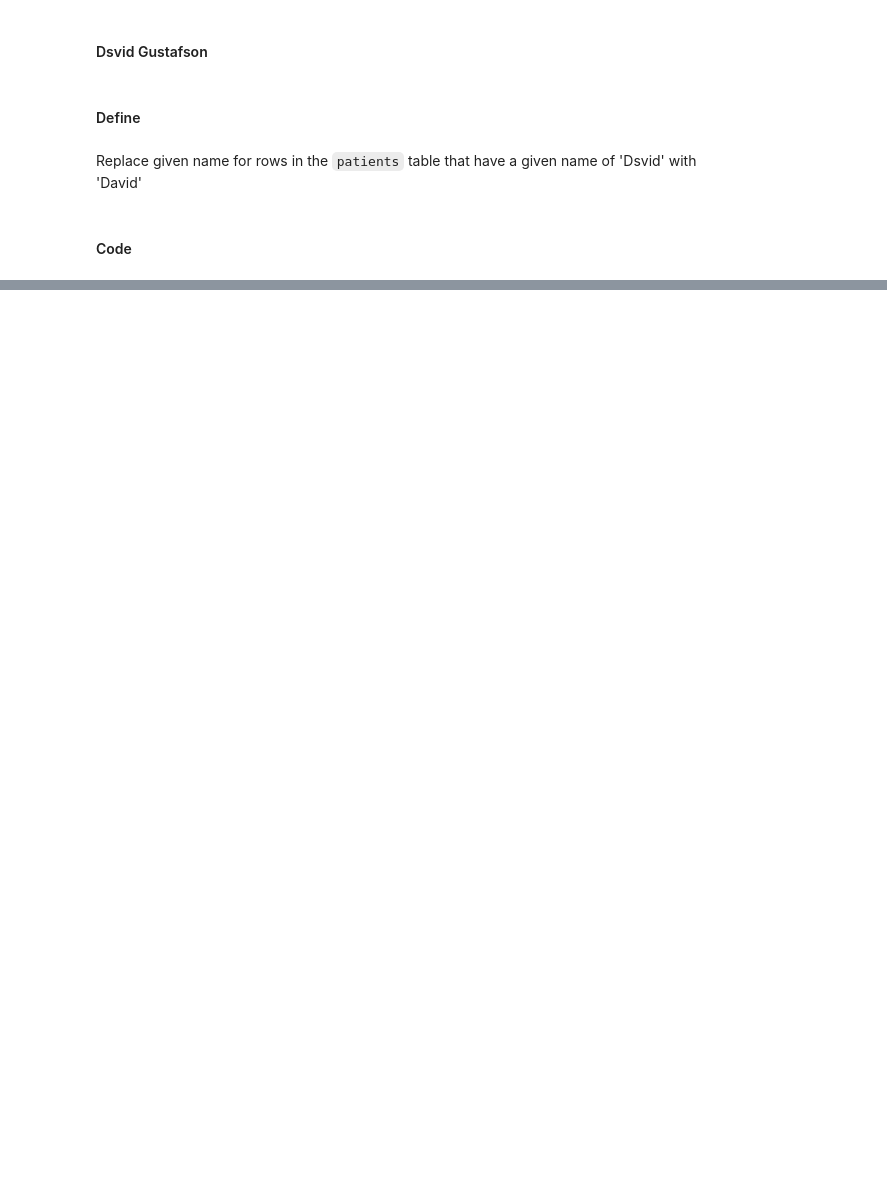
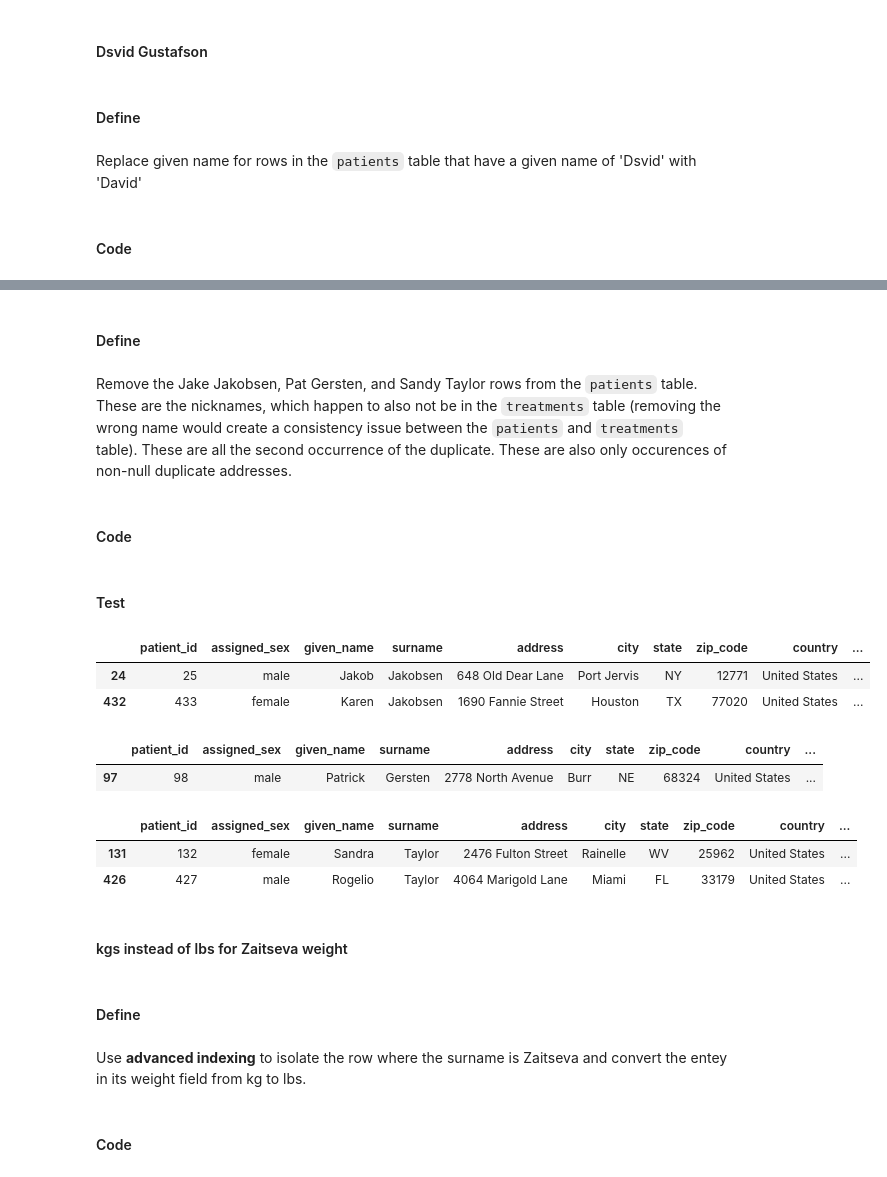
Before and after one commit to uminomuneaki/Clinical_Data_Analysis, a Jupyter notebook: assessing.ipynb, the cells around one changed output, grey strips where cells are left out. Saved outputs shown, nothing was run; the diff lists cells and outputs as text; code cells hidden in the pictures; blank space fills up the shorter version.

Commit message:
complete cleaning

```diff
--- a/assessing.ipynb
+++ b/assessing.ipynb
@@ -514,0 +530,11 @@ patients_clean.given_name = patients_clean.given_name
+# %%
+#To category
+patients_clean.assigned_sex = patients_clean.assigned_sex.astype('category')
+patients_clean.state = patients_clean.state.astype('category')
+
+# To determine
+patients_clean.birthdate = pd.to_datetime(patients_clean.birthdate)
+
+# Strip u and to integer
+treatments_clean.dose_start = treatments_clean.dose_start.str.strip('u').astype(int)
+treatments_clean.dose_end = treatments_clean.dose_end.str.strip('u').astype(int)
@@ -514,0 +574,2 @@ patients_clean.given_name = patients_clean.given_name
+# %%
+patients_clean.phone_number = patients_clean.phone_number.str.replace(r'\D+' , '').str.pad(11 , fillchar = '1')
@@ -514,0 +595,2 @@ patients_clean.given_name = patients_clean.given_name
+# %%
+patients_clean = patients_clean[patients_clean.surname != 'Doe']
@@ -514,0 +621,37 @@ patients_clean.given_name = patients_clean.given_name
+# %% [markdown]
+#### Define
+# %% [markdown]
+Remove the Jake Jakobsen, Pat Gersten, and Sandy Taylor rows from the `patients` table. These are the nicknames, which happen to also not be in the `treatments` table (removing the wrong name would create a consistency issue between the `patients` and `treatments` table). These are all the second occurrence of the duplicate. These are also only occurences of non-null duplicate addresses.
+# %% [markdown]
+#### Code
+# %%
+# tilde means not: http://pandas.pydata.org/pandas-docs/stable/indexing.html#boolean-indexing
+patients_clean = patients_clean[~((patients_clean.address.duplicated())
+                                  & patients_clean.address.notnull())]
+# %% [markdown]
+#### Test
+# %%
+patients_clean[patients_clean.surname == 'Jakobsen']
+# %% [output]
+|  | patient_id | assigned_sex | given_name | surname | address | city | state | zip_code | country | ... |
+| 24 | 25 | male | Jakob | Jakobsen | 648 Old Dear Lane | Port Jervis | NY | 12771 | United States | ... |
+| 432 | 433 | female | Karen | Jakobsen | 1690 Fannie Street | Houston | TX | 77020 | United States | ... |
+# %%
+patients_clean[patients_clean.surname == 'Gersten']
+# %% [output]
+|  | patient_id | assigned_sex | given_name | surname | address | city | state | zip_code | country | ... |
+| 97 | 98 | male | Patrick | Gersten | 2778 North Avenue | Burr | NE | 68324 | United States | ... |
+# %%
+patients_clean[patients_clean.surname == 'Taylor']
+# %% [output]
+|  | patient_id | assigned_sex | given_name | surname | address | city | state | zip_code | country | ... |
+| 131 | 132 | female | Sandra | Taylor | 2476 Fulton Street | Rainelle | WV | 25962 | United States | ... |
+| 426 | 427 | male | Rogelio | Taylor | 4064 Marigold Lane | Miami | FL | 33179 | United States | ... |
+# %% [markdown]
+#### kgs instead of lbs for Zaitseva weight
+# %% [markdown]
+#### Define
+# %% [markdown]
+Use **advanced indexing** to isolate the row where the surname is Zaitseva and convert the entey in its weight field from kg to lbs.
+# %% [markdown]
+#### Code
```
Also changed, not shown: parts of 29 cells of this notebook.
